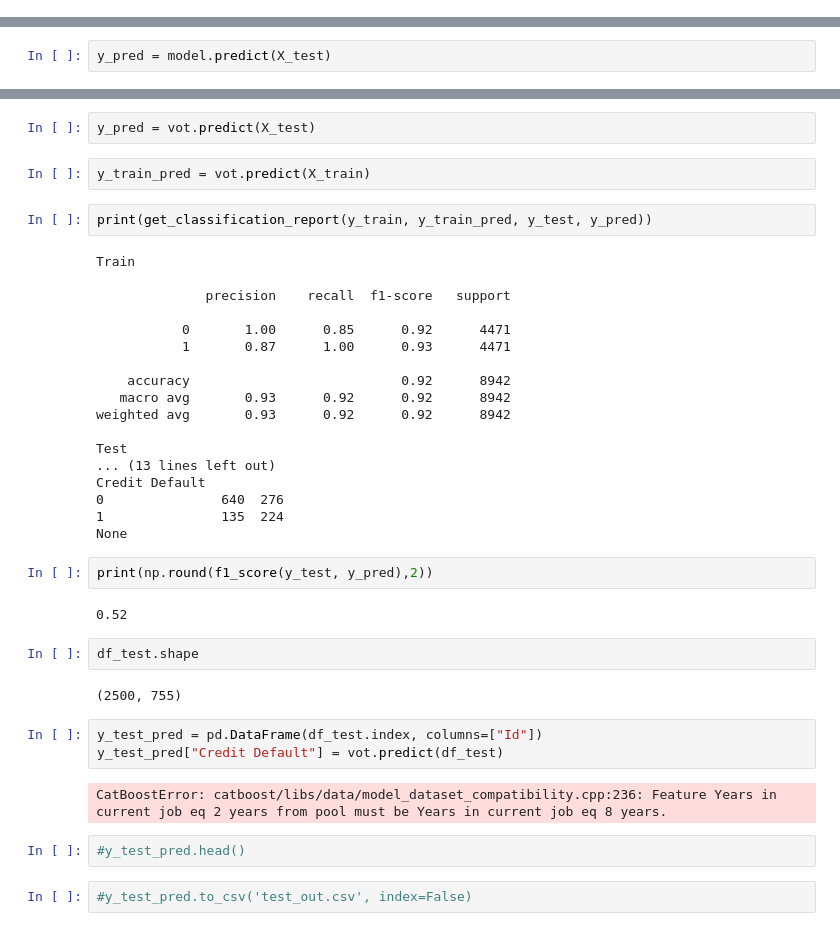
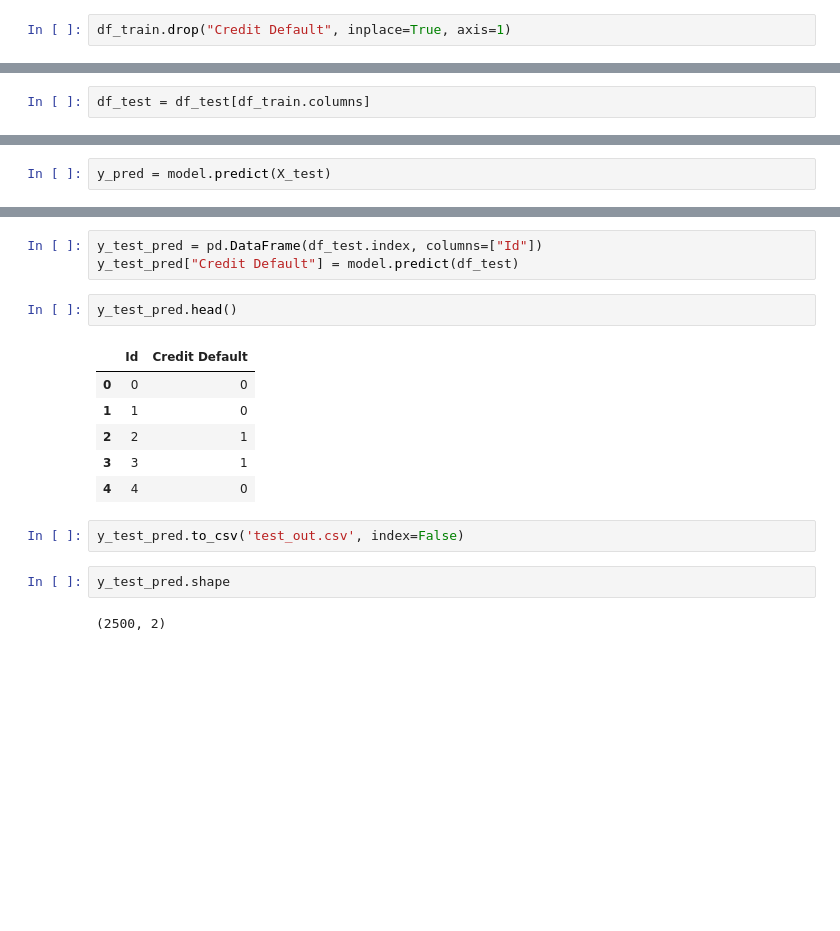
Before and after one commit to amerus/DBPy, a Jupyter notebook: FitTransform.ipynb, the cells around one changed output, grey strips where cells are left out. Drawn from its saved outputs; the diff is of its cells as text; blank space fills up the shorter version.

```diff
--- a/FitTransform.ipynb
+++ b/FitTransform.ipynb
@@ -262,0 +283,2 @@ df_test = credit_default.dummies_and_normalize(df_test)
+# %%
+df_train.drop("Credit Default", inplace=True, axis=1)
@@ -263,2 +287,4 @@ df_test = credit_default.dummies_and_normalize(df_test)
+# %%
+df_test = df_test[df_train.columns]
 # %%
 X = df_train.copy()
@@ -428,41 +448,18 @@ StackingClassifier(estimators=[('ctb',
-# %%
-y_pred = vot.predict(X_test)
-# %%
-y_train_pred = vot.predict(X_train)
-# %%
-print(get_classification_report(y_train, y_train_pred, y_test, y_pred))
-# %% [output]
-Train
-
-              precision    recall  f1-score   support
-
-           0       1.00      0.85      0.92      4471
-           1       0.87      1.00      0.93      4471
-
-    accuracy                           0.92      8942
-   macro avg       0.93      0.92      0.92      8942
-weighted avg       0.93      0.92      0.92      8942
-
-Test
-... (13 lines left out)
-Credit Default
-0               640  276
-1               135  224
-None
-# %%
-print(np.round(f1_score(y_test, y_pred),2))
-# %% [output]
-0.52
+# %%
+y_test_pred = pd.DataFrame(df_test.index, columns=["Id"])
+y_test_pred["Credit Default"] = model.predict(df_test)
+# %%
+y_test_pred.head()
+# %% [output]
+|  | Id | Credit Default |
+| 0 | 0 | 0 |
+| 1 | 1 | 0 |
+| 2 | 2 | 1 |
+| 3 | 3 | 1 |
+| 4 | 4 | 0 |
+# %%
+y_test_pred.to_csv('test_out.csv', index=False)
 # %%
-df_test.shape
+y_test_pred.shape
 # %% [output]
-(2500, 755)
+(2500, 2)
-# %%
-y_test_pred = pd.DataFrame(df_test.index, columns=["Id"])
-y_test_pred["Credit Default"] = vot.predict(df_test)
-# %% [output]
-CatBoostError: catboost/libs/data/model_dataset_compatibility.cpp:236: Feature Years in current job eq 2 years from pool must be Years in current job eq 8 years.
-# %%
-#y_test_pred.head()
-# %%
-#y_test_pred.to_csv('test_out.csv', index=False)
```
Also changed, not shown: parts of 30 cells of this notebook.
